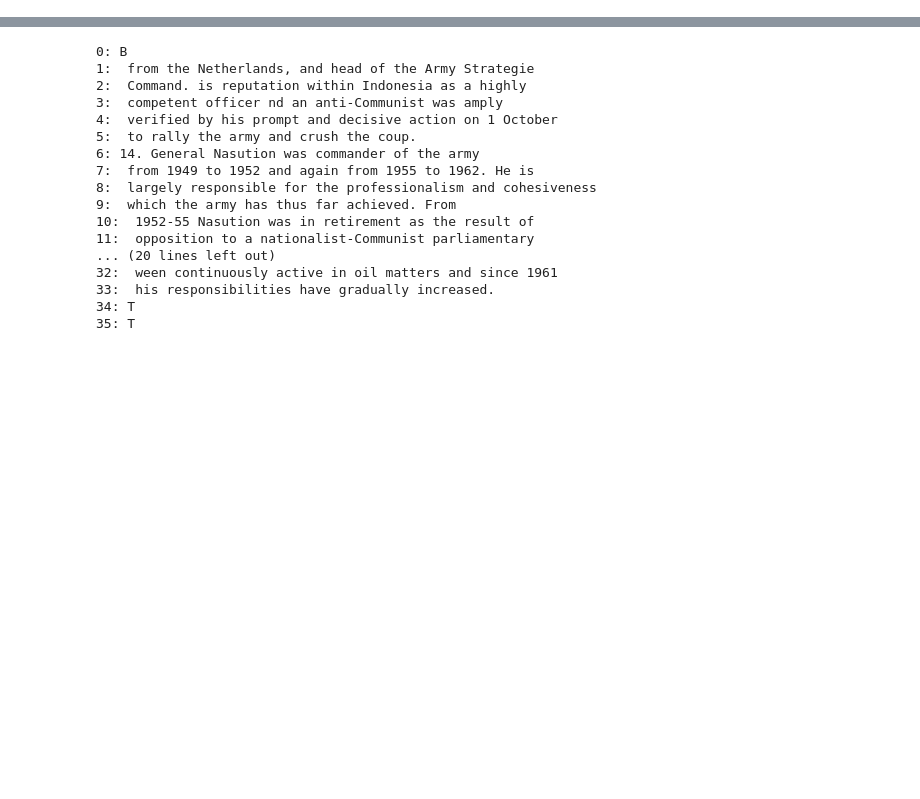
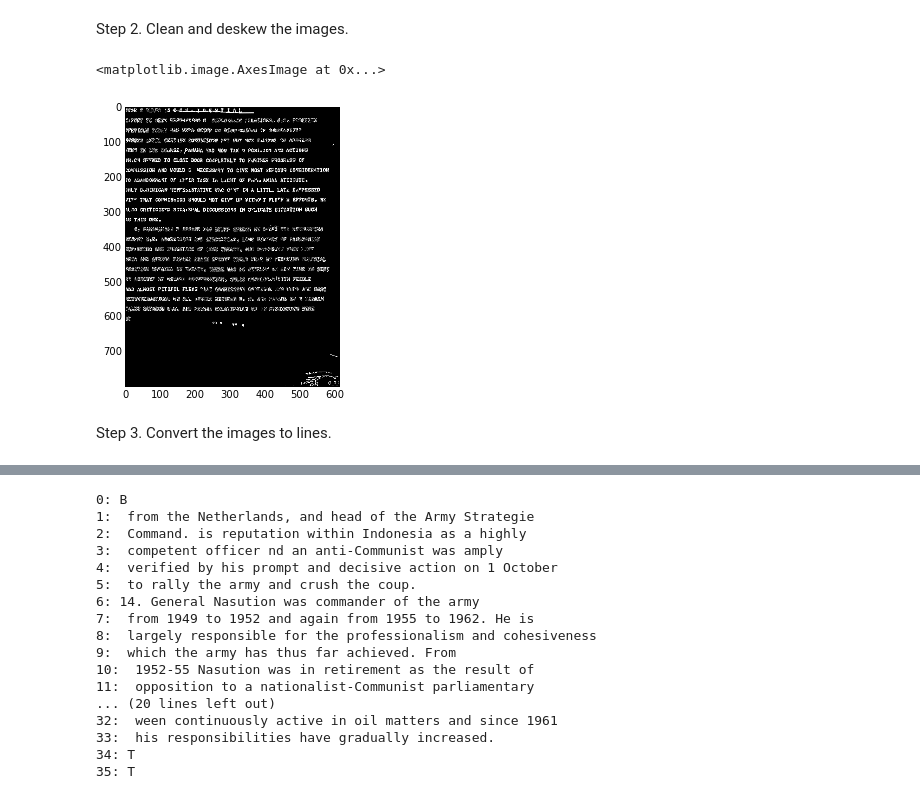
Before and after one commit to srush/declass-align, a Jupyter notebook: notebooks/HumanRedact.ipynb, the cells around one changed output, grey strips where cells are left out. Saved outputs shown, nothing was run; the diff lists cells and outputs as text; code cells hidden in the pictures; blank space fills up the shorter version.

```diff
--- a/notebooks/HumanRedact.ipynb
+++ b/notebooks/HumanRedact.ipynb
@@ -20,0 +40,12 @@ pairs, key1, key2 = im.align_images(p1.z, p2.z)
+# %% [markdown]
+Step 2. Clean and deskew the images.
+# %%
+figure(figsize = (10,5))
+im1 = im.clean_text_image(p1.z)
+im2 = im.clean_text_image(warp)
+imshow(cv2.absdiff(im1, im2))
+# %% [output]
+<matplotlib.image.AxesImage at 0x...>
+[figure, added]
+# %% [markdown]
+Step 3. Convert the images to lines.
```
Also changed, not shown: parts of 21 cells of this notebook, 2 other files.
